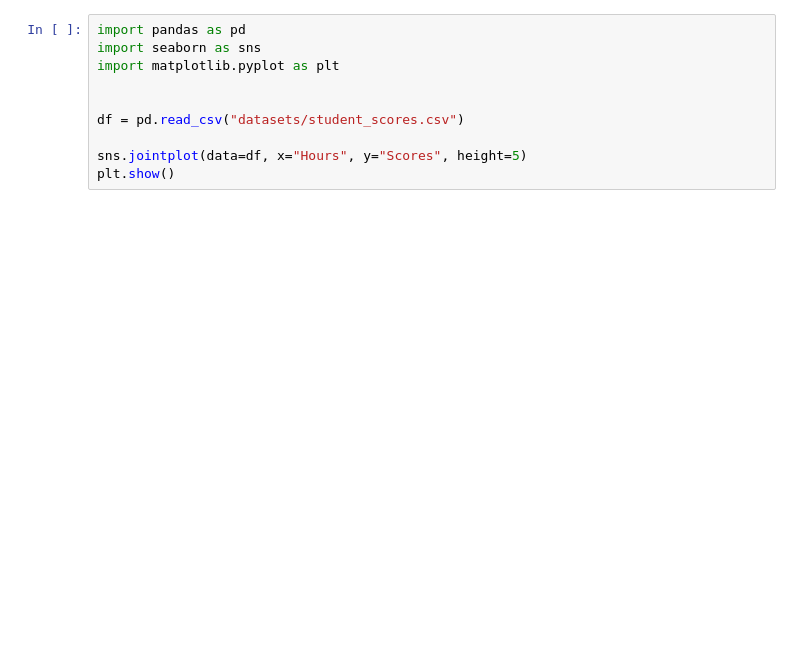
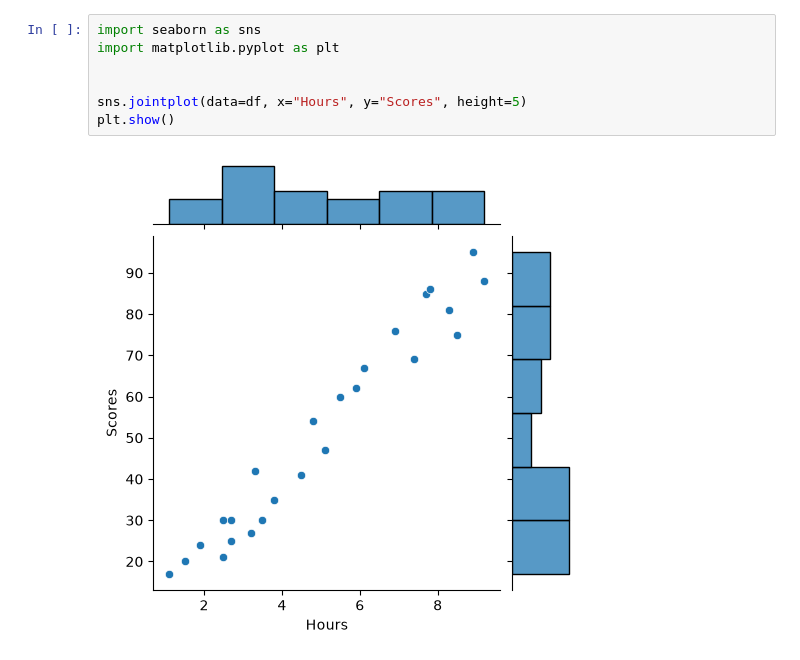
Before and after one commit to sora-yuka/ai-lab, a Jupyter notebook: solution-1.ipynb, the cells around one changed output. Drawn from its saved outputs; the diff is of its cells as text; blank space fills up the shorter version.

```diff
--- a/solution-1.ipynb
+++ b/solution-1.ipynb
@@ -8,12 +16,11 @@ print(df.head())
 # %%
-import pandas as pd
 import seaborn as sns
 import matplotlib.pyplot as plt
 
 
-df = pd.read_csv("datasets/student_scores.csv")
-
 sns.jointplot(data=df, x="Hours", y="Scores", height=5)
 plt.show()
+# %% [output]
+[figure, added]
 # %%
 import numpy as np
```
Also changed, not shown: parts of 3 cells of this notebook, 2 other files.
